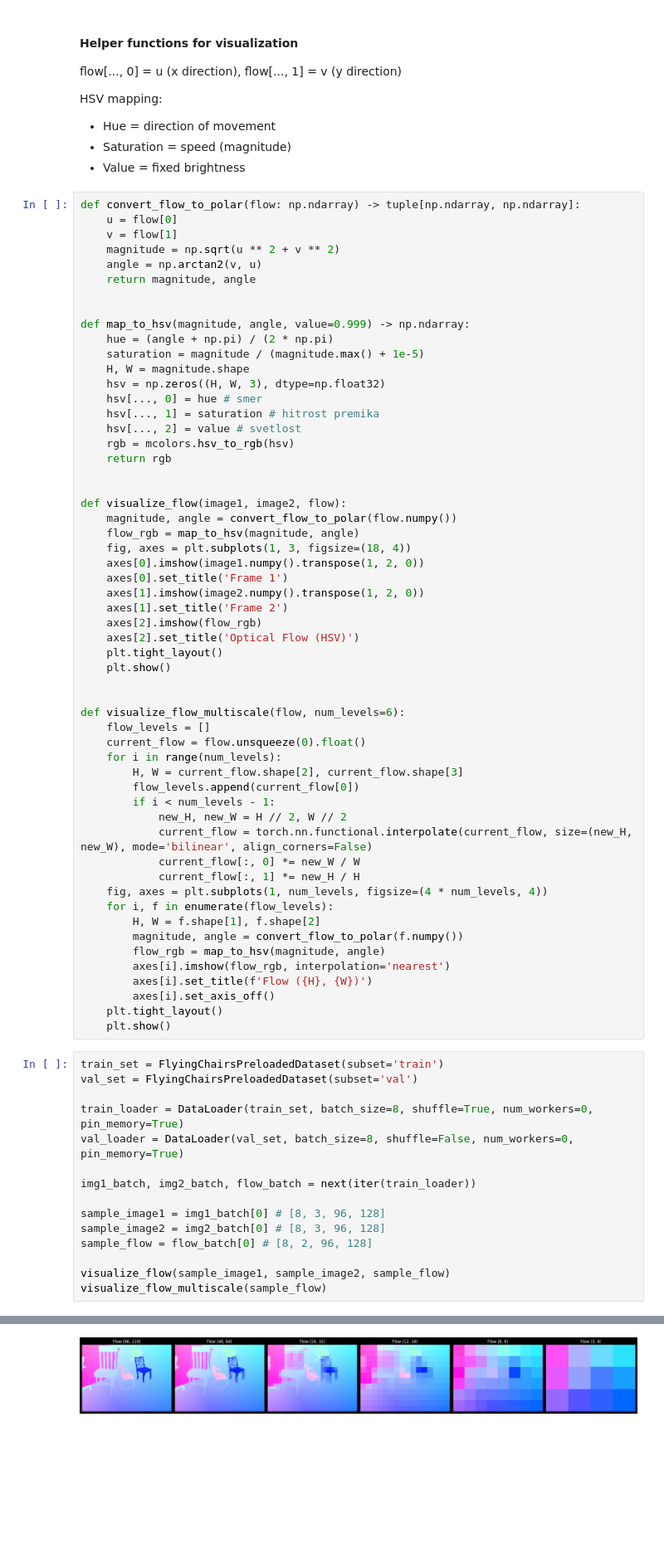
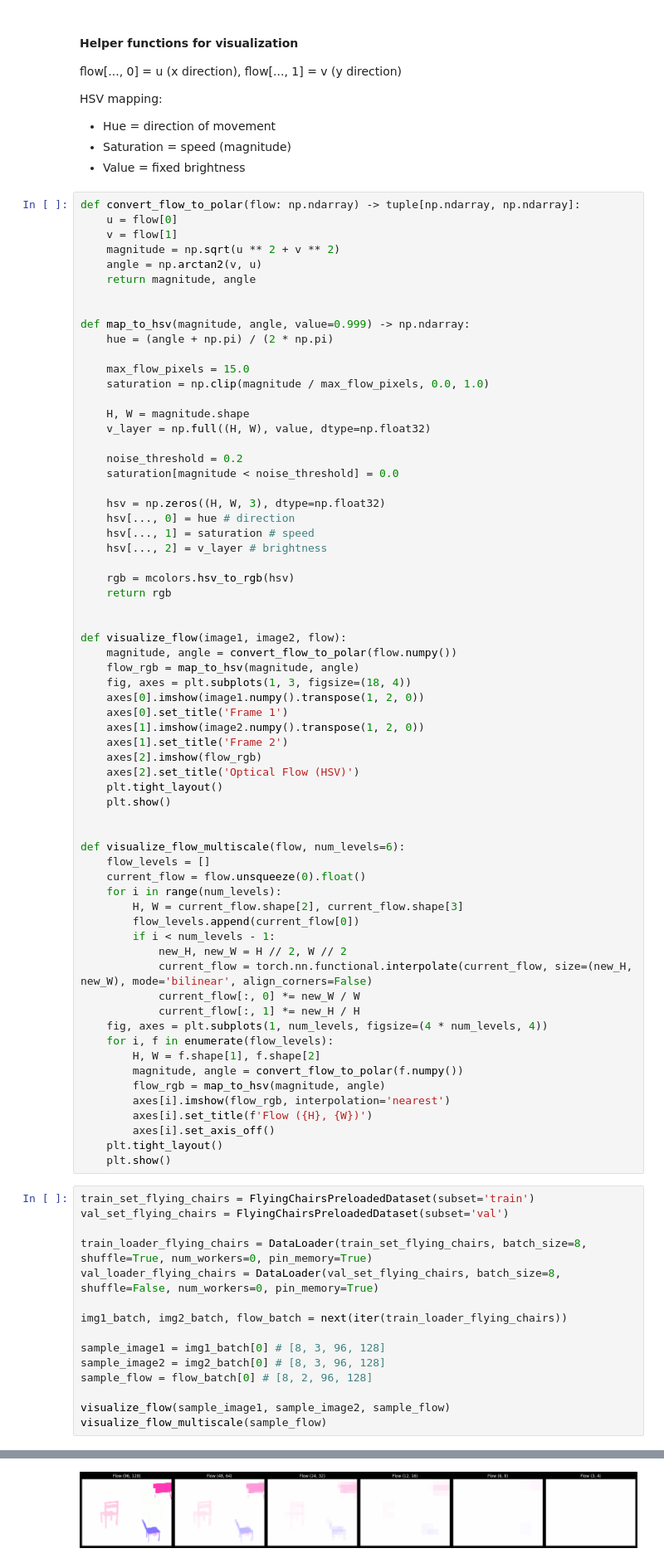
Before and after one commit to korunoskandrea/RV, a Jupyter notebook: vaja_03/optical_flow.ipynb, the cells around one changed output, grey strips where cells are left out. Shown at 83% size. Drawn from its saved outputs; the diff is of its cells as text; blank space fills up the shorter version.

```diff
--- a/vaja_03/optical_flow.ipynb
+++ b/vaja_03/optical_flow.ipynb
@@ -120,12 +120,21 @@ def convert_flow_to_polar(flow: np.ndarray) -> tuple[np.ndarray, np.ndarray]:
 
 def map_to_hsv(magnitude, angle, value=0.999) -> np.ndarray:
     hue = (angle + np.pi) / (2 * np.pi)
-    saturation = magnitude / (magnitude.max() + 1e-5)
+
+    max_flow_pixels = 15.0
+    saturation = np.clip(magnitude / max_flow_pixels, 0.0, 1.0)
+
     H, W = magnitude.shape
+    v_layer = np.full((H, W), value, dtype=np.float32)
+
+    noise_threshold = 0.2
+    saturation[magnitude < noise_threshold] = 0.0
+
     hsv = np.zeros((H, W, 3), dtype=np.float32)
-    hsv[..., 0] = hue # smer
-    hsv[..., 1] = saturation # hitrost premika
-    hsv[..., 2] = value # svetlost
+    hsv[..., 0] = hue # direction
+    hsv[..., 1] = saturation # speed
+    hsv[..., 2] = v_layer # brightness
+
     rgb = mcolors.hsv_to_rgb(hsv)
     return rgb
 
@@ -166,13 +175,13 @@ def visualize_flow_multiscale(flow, num_levels=6):
     plt.tight_layout()
     plt.show()
 # %%
-train_set = FlyingChairsPreloadedDataset(subset='train')
-val_set = FlyingChairsPreloadedDataset(subset='val')
+train_set_flying_chairs = FlyingChairsPreloadedDataset(subset='train')
+val_set_flying_chairs = FlyingChairsPreloadedDataset(subset='val')
 
-train_loader = DataLoader(train_set, batch_size=8, shuffle=True, num_workers=0, pin_memory=True)
-val_loader = DataLoader(val_set, batch_size=8, shuffle=False, num_workers=0, pin_memory=True)
+train_loader_flying_chairs = DataLoader(train_set_flying_chairs, batch_size=8, shuffle=True, num_workers=0, pin_memory=True)
+val_loader_flying_chairs = DataLoader(val_set_flying_chairs, batch_size=8, shuffle=False, num_workers=0, pin_memory=True)
 
-img1_batch, img2_batch, flow_batch = next(iter(train_loader))
+img1_batch, img2_batch, flow_batch = next(iter(train_loader_flying_chairs))
 
 sample_image1 = img1_batch[0] # [8, 3, 96, 128]
 sample_image2 = img2_batch[0] # [8, 3, 96, 128]
@@ -202,4 +211,4 @@ visualize_flow_multiscale(sample_flow)
-[figure, old version]
+[figure, new version]
 # %% [markdown]
 #### FlowNetSimple Neural Network
 
```
Also changed, not shown: parts of 15 cells of this notebook, 15 other files.
